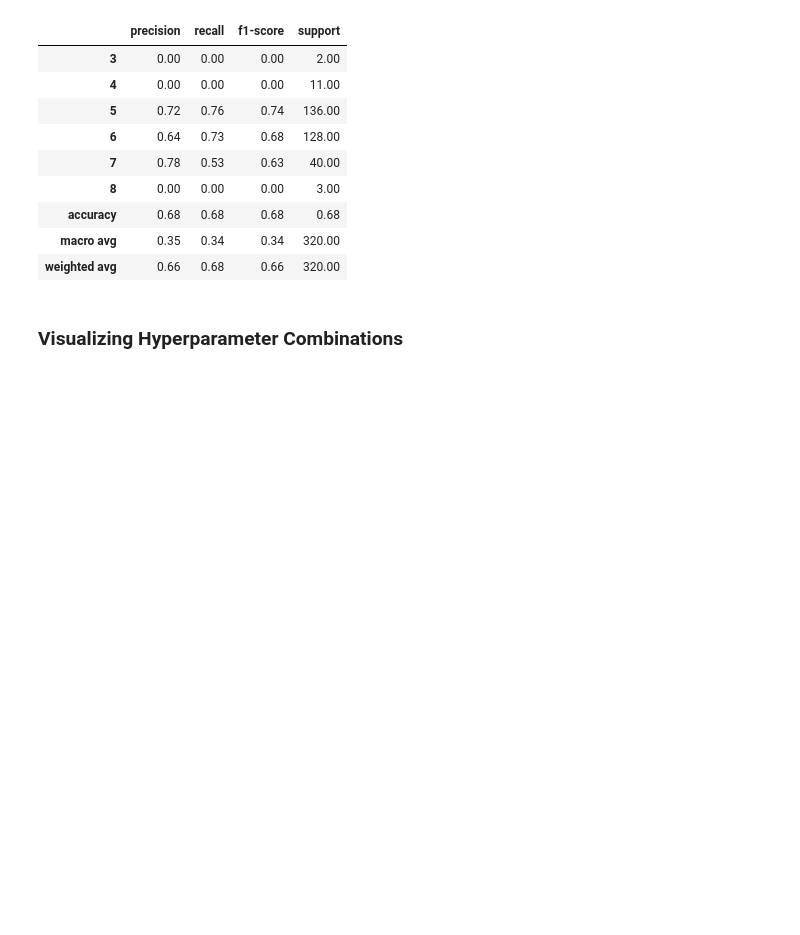
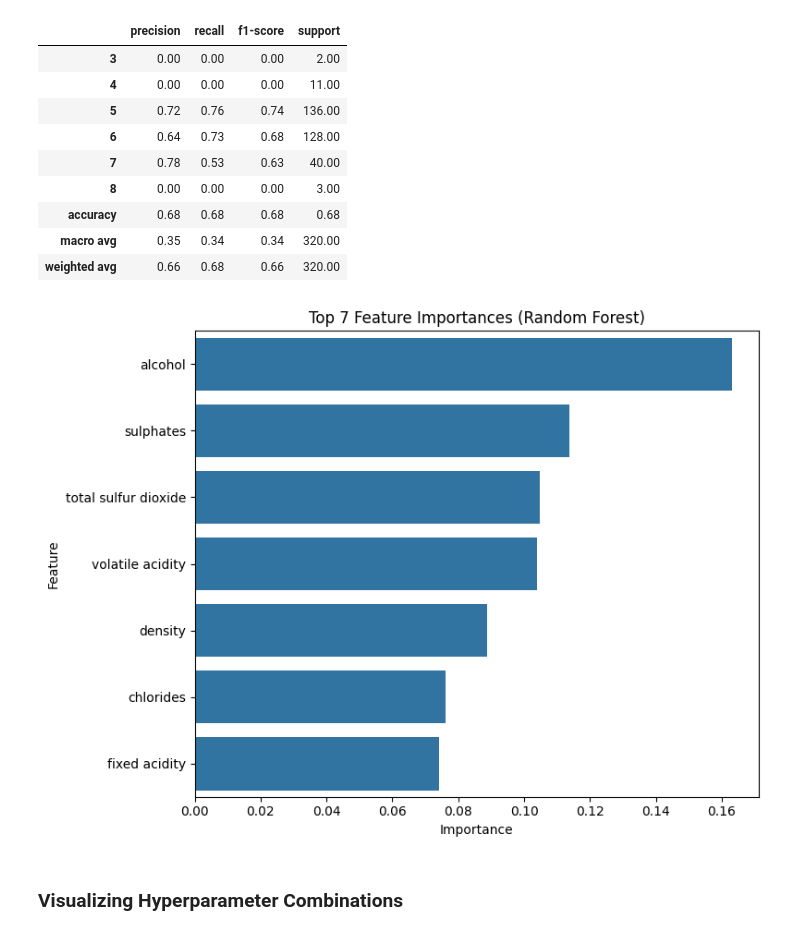
Before and after one commit to Liamoiknine/ML-wine-classifier, a Jupyter notebook: main.ipynb, the cells around one changed output. Drawn from its saved outputs; the diff is of its cells as text; code cells hidden in the pictures; blank space fills up the shorter version.

```diff
--- a/main.ipynb
+++ b/main.ipynb
@@ -653,6 +706,27 @@ Classification report:
 | accuracy | 0.68 | 0.68 | 0.68 | 0.68 |
 | macro avg | 0.35 | 0.34 | 0.34 | 320.00 |
 | weighted avg | 0.66 | 0.68 | 0.66 | 320.00 |
+# %%
+importances = best_rf.feature_importances_
+
+# 2) Map them back to feature names
+#    If X_train is a DataFrame:
+feature_names = X_train.columns
+#    Otherwise, if you used a list:
+# feature_names = ['fixed acidity','volatile acidity',…,'alcohol']
+
+feat_imp = pd.Series(importances, index=feature_names).sort_values(ascending=False)
+
+# 3) Plot the top 7
+plt.figure(figsize=(8,6))
+sns.barplot(x=feat_imp.head(7), y=feat_imp.head(7).index)
+plt.title("Top 7 Feature Importances (Random Forest)")
+plt.xlabel("Importance")
+plt.ylabel("Feature")
+plt.tight_layout()
+plt.show()
+# %% [output]
+[figure, added]
 # %% [markdown]
 ### Visualizing Hyperparameter Combinations
 # %%
```
Also changed, not shown: parts of 5 cells of this notebook.
